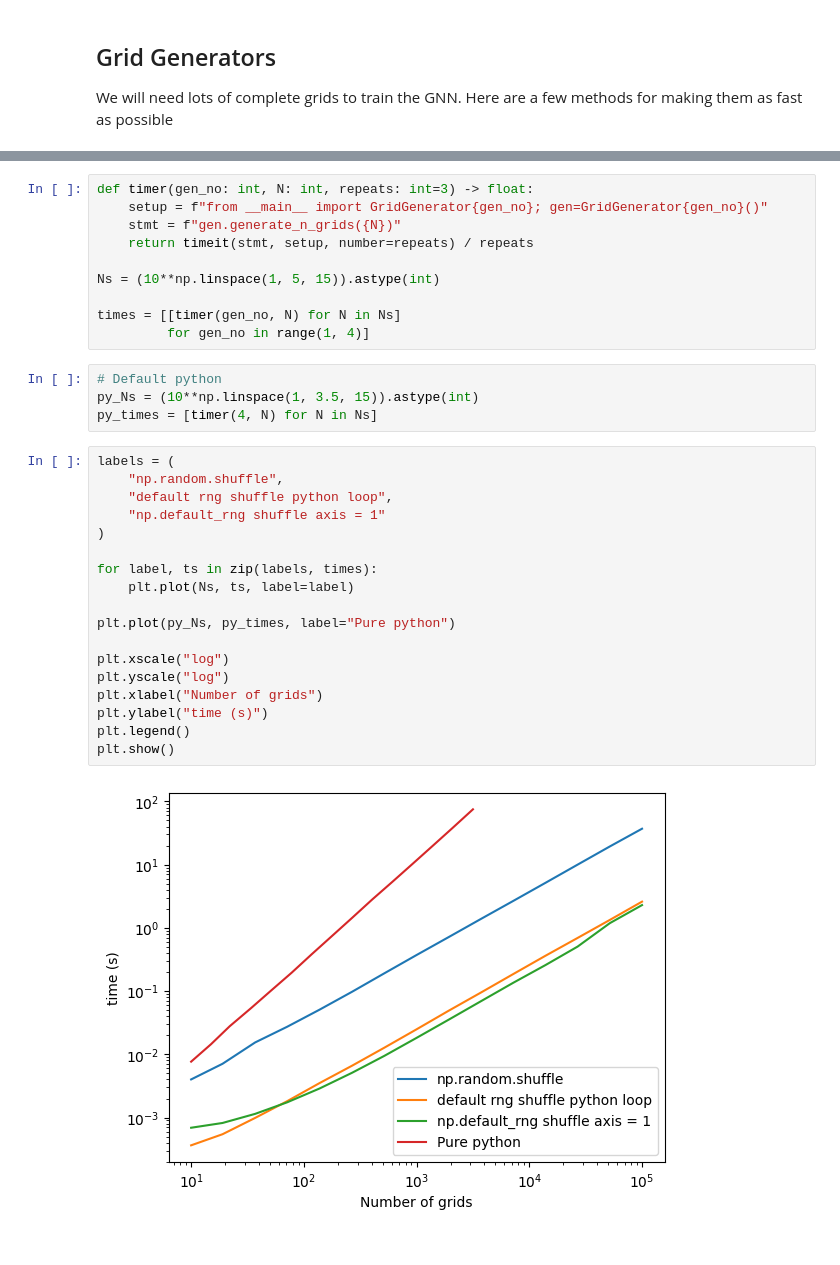
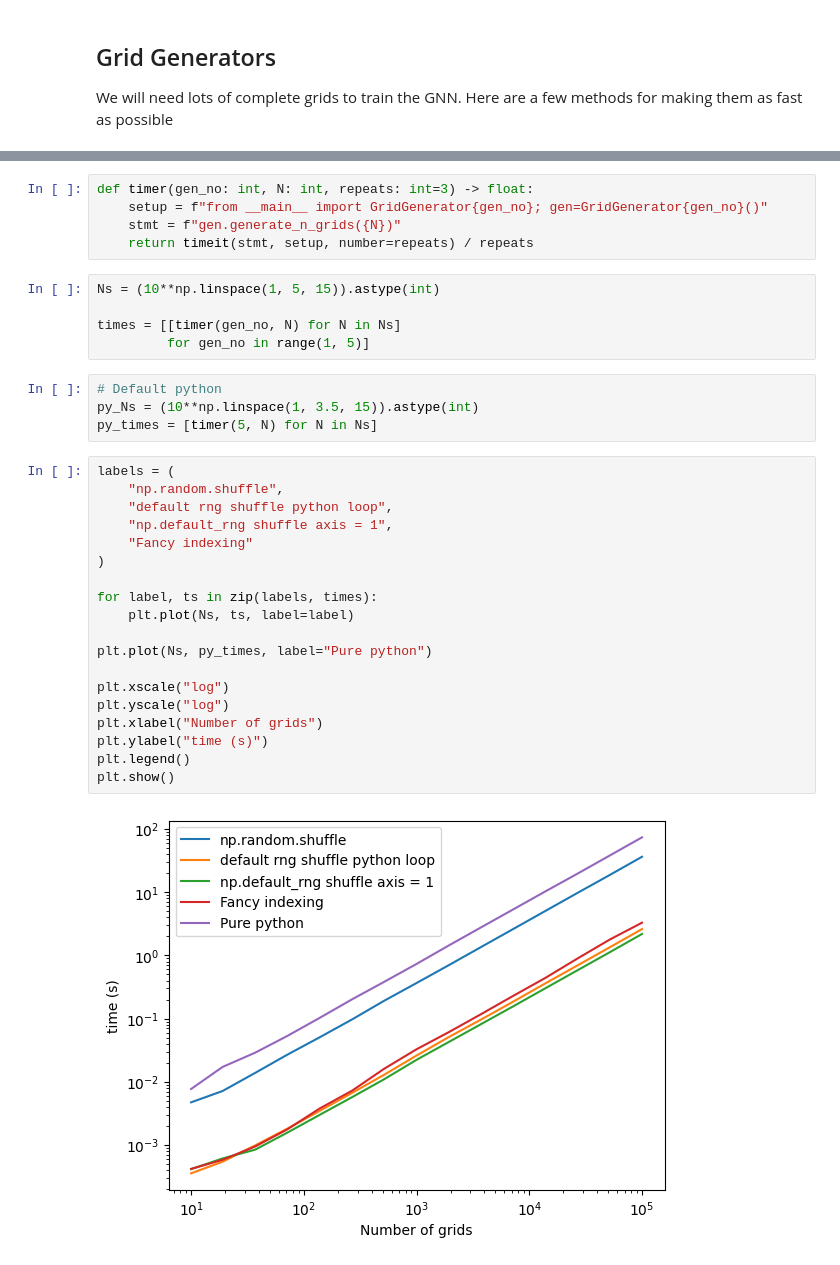
Before and after one commit to fred-cook/lad-sweeper, a Jupyter notebook: research/grid_gen_methods.ipynb, the cells around one changed output, grey strips where cells are left out. Saved outputs shown, nothing was run; the diff lists cells and outputs as text.

```diff
--- a/research/grid_gen_methods.ipynb
+++ b/research/grid_gen_methods.ipynb
@@ -237,35 +338,36 @@ def timer(gen_no: int, N: int, repeats: int=3) -> float:
     setup = f"from __main__ import GridGenerator{gen_no}; gen=GridGenerator{gen_no}()"
     stmt = f"gen.generate_n_grids({N})"
     return timeit(stmt, setup, number=repeats) / repeats
-
-Ns = (10**np.linspace(1, 5, 15)).astype(int)
-
-times = [[timer(gen_no, N) for N in Ns]
-         for gen_no in range(1, 4)]
+# %%
+Ns = (10**np.linspace(1, 5, 15)).astype(int)
+
+times = [[timer(gen_no, N) for N in Ns]
+         for gen_no in range(1, 5)]
 # %%
 # Default python
 py_Ns = (10**np.linspace(1, 3.5, 15)).astype(int)
-py_times = [timer(4, N) for N in Ns]
+py_times = [timer(5, N) for N in Ns]
 # %%
 labels = (
     "np.random.shuffle",
     "default rng shuffle python loop",
-    "np.default_rng shuffle axis = 1"
+    "np.default_rng shuffle axis = 1",
+    "Fancy indexing"
 )
 
 for label, ts in zip(labels, times):
     plt.plot(Ns, ts, label=label)
 
-plt.plot(py_Ns, py_times, label="Pure python")
+plt.plot(Ns, py_times, label="Pure python")
 
 plt.xscale("log")
 plt.yscale("log")
 plt.xlabel("Number of grids")
 plt.ylabel("time (s)")
 plt.legend()
 plt.show()
 # %% [output]
-[figure, old version]
+[figure, new version]
 # %%
 def generate_N_coords_1(N, rng):
     return np.vstack([rng.permutation(256) for _ in range(N)])
```
Also changed, not shown: parts of 8 cells of this notebook, 2 other files.
